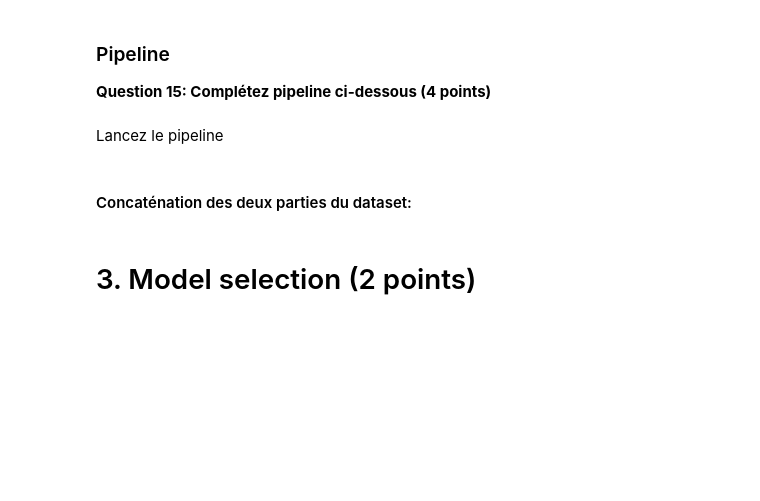
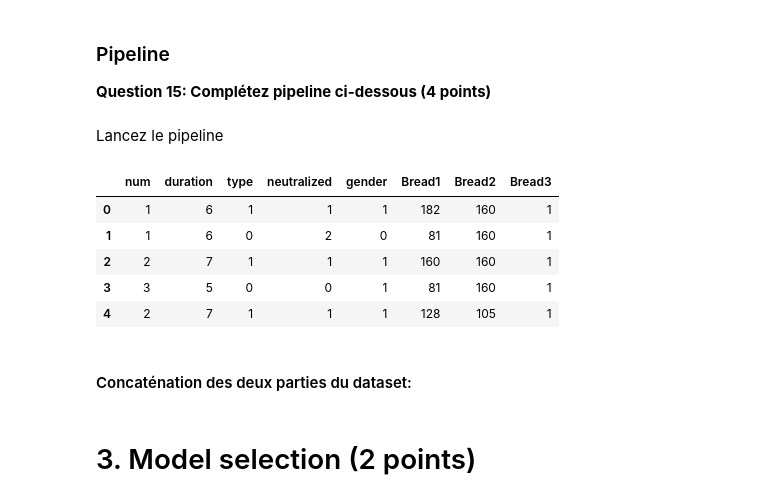
Before and after one commit to olivierp9/AI, a Jupyter notebook: TP3/TP3_FR.ipynb, the cells around one changed output. Drawn from its saved outputs; the diff is of its cells as text; code cells hidden in the pictures; blank space fills up the shorter version.

```diff
--- a/TP3/TP3_FR.ipynb
+++ b/TP3/TP3_FR.ipynb
@@ -577,3 +602,24 @@ X_train.head()
 #### Question 14: Breed (1 point)
 
 ...
+# %%
+def parse_breed1(text):
+    if "Mix" in text:
+        return ' '.join(text.split(" ")[:-1])
+    if '/' in text:
+        return text.split("/")[0]
+    return text
+
+def parse_breed2(text):
+    if "Mix" in text:
+        return 'Unknown'
+    if '/' in text:
+        return text.split("/")[1]
+    return text
+
+def parse_breed3(text):
+    if "Mix" in text:
+        return 1
+    if '/' in text:
+        return 1
+    return 0
@@ -580,3 +654,16 @@ X_train.head()
+# %%
+# encoder initialisation
+breed1_label = LabelEncoder()
+breed2_label = LabelEncoder()
+
+#Train set
+X_train["Breed1"] = breed1_label.fit_transform(X_train["Breed1"].values)
+X_train["Breed2"] = breed2_label.fit_transform(X_train["Breed2"].values)
+
+#Test set
+X_test["Breed1"] = breed1_label.fit_transform(X_test["Breed1"].values)
+X_test["Breed2"] = breed2_label.fit_transform(X_test["Breed2"].values)
+X_train.head()
 # %% [markdown]
 ### Pipeline
 **Question 15: Complétez pipeline ci-dessous (4 points)**
@@ -599,9 +769,19 @@ from sklearn.compose import ColumnTransformer
 # %% [markdown]
 Lancez le pipeline
 # %%
-# column_names = []
-# X_train_prepared = pd.DataFrame(full_pipeline.fit_transform(X_train),columns = columns)
-# X_test_prepared = pd.DataFrame(full_pipeline.fit_transform(X_test),columns = columns)
+column_names = ['num','duration','type','neutralized','gender','Bread1', 'Bread2', 'Bread3']
+
+X_train_prepared = pd.DataFrame(full_pipeline.fit_transform(X_train),columns=column_names)
+X_test_prepared = pd.DataFrame(full_pipeline.fit_transform(X_test),columns=column_names)
+# %%
+X_train_prepared.head()
+# %% [output]
+|  | num | duration | type | neutralized | gender | Bread1 | Bread2 | Bread3 |
+| 0 | 1 | 6 | 1 | 1 | 1 | 182 | 160 | 1 |
+| 1 | 1 | 6 | 0 | 2 | 0 | 81 | 160 | 1 |
+| 2 | 2 | 7 | 1 | 1 | 1 | 160 | 160 | 1 |
+| 3 | 3 | 5 | 0 | 0 | 1 | 81 | 160 | 1 |
+| 4 | 2 | 7 | 1 | 1 | 1 | 128 | 105 | 1 |
 # %% [markdown]
 #### Concaténation des deux parties du dataset:
 # %%
```
Also changed, not shown: parts of 19 cells of this notebook, 1 other file.
